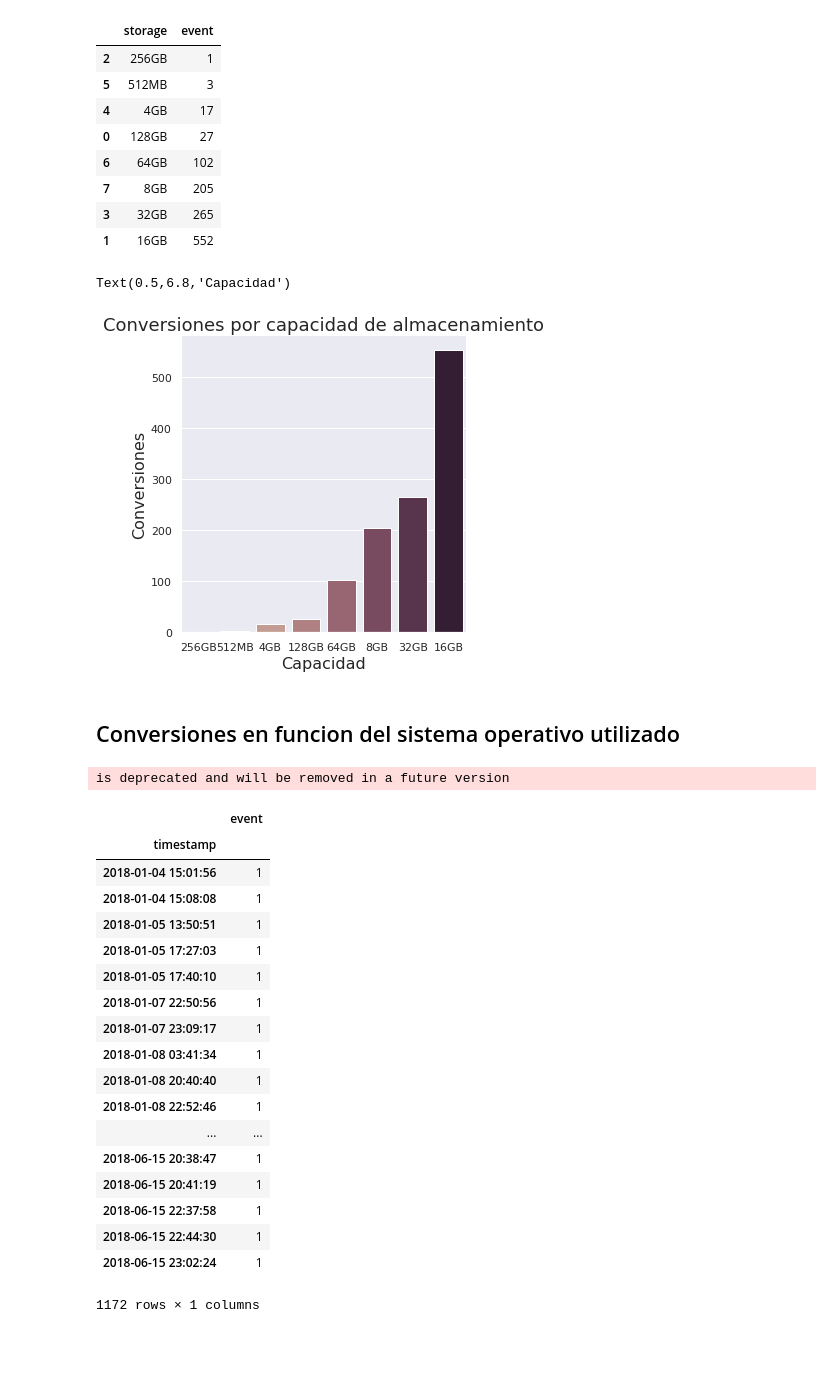
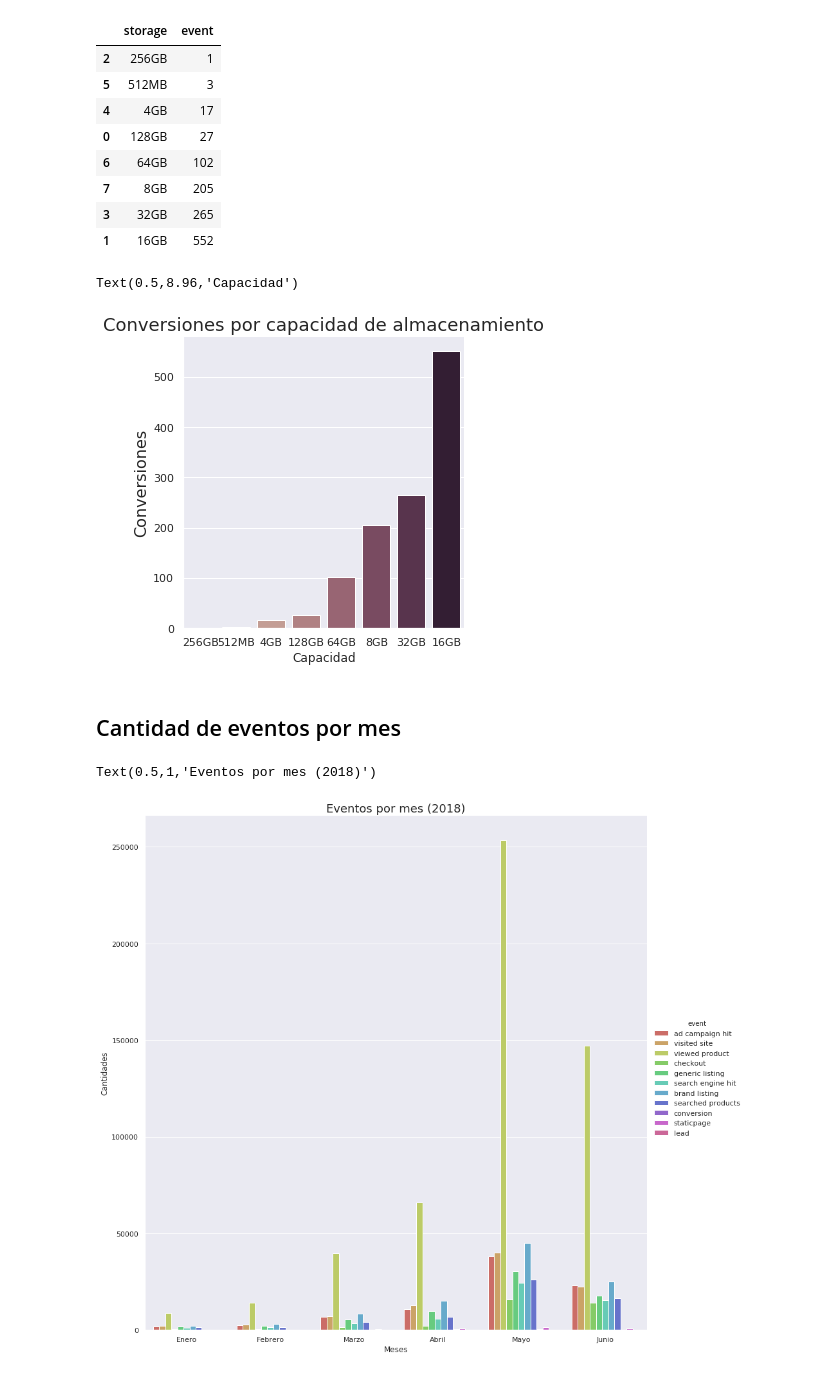
Before and after one commit to shizus/orga-2018-2c, a Jupyter notebook: tp1.ipynb, the cells around one changed output. Cells and saved outputs as stored; diff of their text form; code cells hidden in the pictures; blank space fills up the shorter version.

```diff
--- a/tp1.ipynb
+++ b/tp1.ipynb
@@ -217,35 +269,22 @@ is deprecated and will be removed in a future version
 sns.catplot(x="storage", y="event", kind = "bar", palette="ch:.25", data = almacenamiento)
 plt.title('Conversiones por capacidad de almacenamiento', fontsize = 18)
 plt.ylabel('Conversiones', fontsize = 16)
-plt.xlabel('Capacidad', fontsize = 16)
+plt.xlabel('Capacidad', fontsize = 12)
 # %% [output]
-Text(0.5,6.8,'Capacidad')
+Text(0.5,8.96,'Capacidad')
-[figure, old version]
+[figure, new version]
-# %% [markdown]
-## Conversiones en funcion del sistema operativo utilizado
-# %%
-tr = trocafone[(trocafone['event'] == 'conversion' ) & (trocafone['timestamp'] != 'NaN')]
-soAndConversions = tr.groupby('timestamp')['event'].agg({'event' : 'count'})
-
-soAndConversions
-# %% [output]
-is deprecated and will be removed in a future version
-|  | event |
-| timestamp |  |
-| 2018-01-04 15:01:56 | 1 |
-| 2018-01-04 15:08:08 | 1 |
-| 2018-01-05 13:50:51 | 1 |
-| 2018-01-05 17:27:03 | 1 |
-| 2018-01-05 17:40:10 | 1 |
-| 2018-01-07 22:50:56 | 1 |
-| 2018-01-07 23:09:17 | 1 |
-| 2018-01-08 03:41:34 | 1 |
-| 2018-01-08 20:40:40 | 1 |
-| 2018-01-08 22:52:46 | 1 |
-| ... | ... |
-| 2018-06-15 20:38:47 | 1 |
-| 2018-06-15 20:41:19 | 1 |
-| 2018-06-15 22:37:58 | 1 |
-| 2018-06-15 22:44:30 | 1 |
-| 2018-06-15 23:02:24 | 1 |
-1172 rows × 1 columns
+# %% [markdown]
+## Cantidad de eventos por mes
+# %%
+tr = trocafone[(trocafone['timestamp'] != 'NaN')  &  (trocafone['event'] !='NaN')]
+tr['month'] = tr['timestamp'].dt.month
+
+#variedades de eventos por mes
+pd.crosstab(tr.month, tr.event)
+g = sns.catplot(x="month", hue="event", data=tr, kind="count", palette="hls", height = 12,aspect = 1)
+(g.set_axis_labels("Meses", "Cantidades").set_xticklabels(["Enero", "Febrero", "Marzo", "Abril", "Mayo", "Junio"])\
+     .set_titles("{col_name} {col_var}", fontsize = 30))
+plt.title('Eventos por mes (2018)', fontsize = 18)
+# %% [output]
+Text(0.5,1,'Eventos por mes (2018)')
+[figure, added]
```
Also changed, not shown: parts of 26 cells of this notebook.
